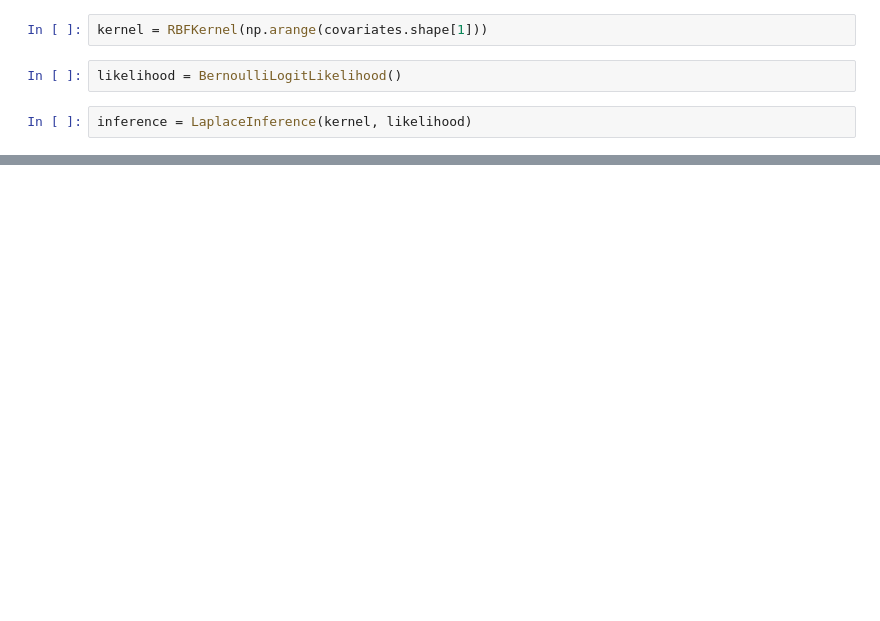
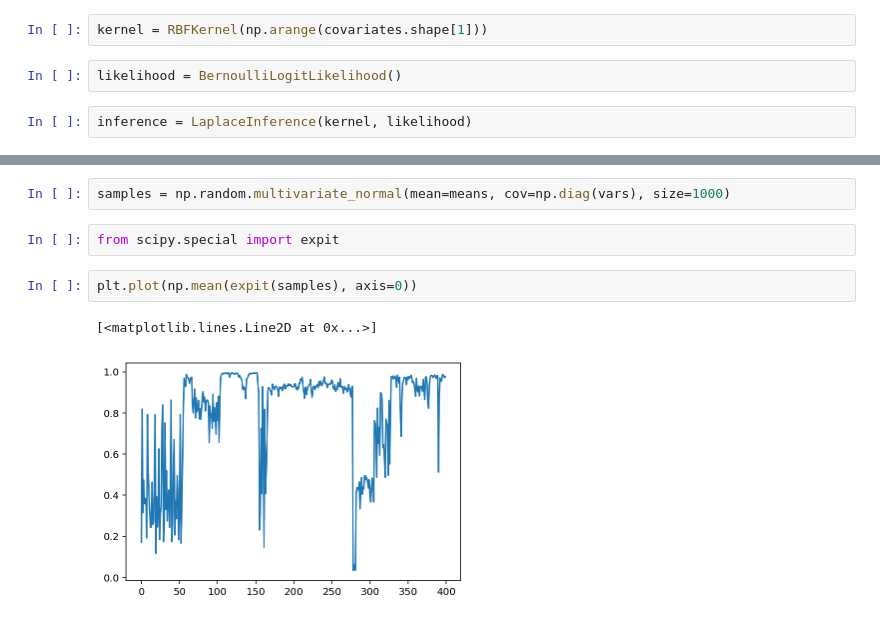
Before and after one commit to martiningram/laplace_gp, a Jupyter notebook: jupyter_experiments/numpy/Try using Numpy -- new framework.ipynb, the cells around one changed output, grey strips where cells are left out. Saved outputs shown, nothing was run; the diff lists cells and outputs as text; blank space fills up the shorter version.

```diff
--- a/jupyter_experiments/numpy/Try using Numpy -- new framework.ipynb
+++ b/jupyter_experiments/numpy/Try using Numpy -- new framework.ipynb
@@ -56,0 +74,9 @@ inference.kernel.stdev
+# %%
+samples = np.random.multivariate_normal(mean=means, cov=np.diag(vars), size=1000)
+# %%
+from scipy.special import expit
+# %%
+plt.plot(np.mean(expit(samples), axis=0))
+# %% [output]
+[<matplotlib.lines.Line2D at 0x...>]
+[figure, added]
```
Also changed, not shown: parts of 7 cells of this notebook, 2 other files.
